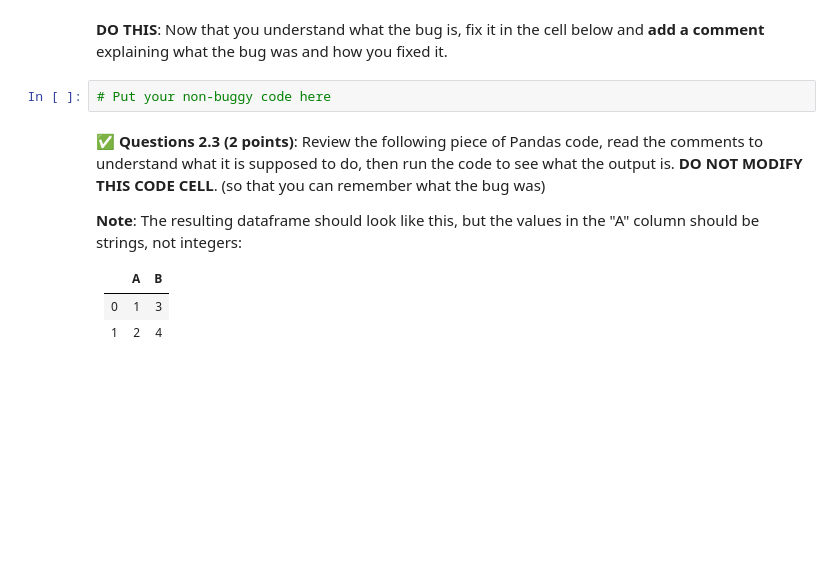
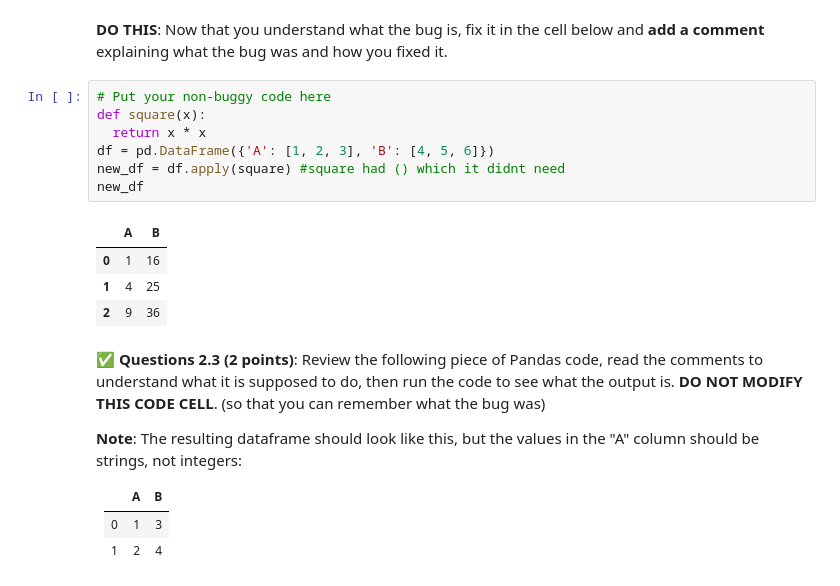
Before and after one commit to Brendanhhh/cmse202-s24-turnin, a Jupyter notebook: hw-01/HW-01_GitPracticeDebuggingPythonPackagesAndClasses-STUDENT (1).ipynb, the cells around one changed output. Saved outputs shown, nothing was run; the diff lists cells and outputs as text; blank space fills up the shorter version.

```diff
--- a/hw-01/HW-01_GitPracticeDebuggingPythonPackagesAndClasses-STUDENT (1).ipynb
+++ b/hw-01/HW-01_GitPracticeDebuggingPythonPackagesAndClasses-STUDENT (1).ipynb
@@ -234,8 +252,18 @@ If you need to write any code to explore the nature of the bug, please do so in
 # Put exploratory code here, if needed
 # %% [markdown]
 **DO THIS**: Now that you understand what the bug is, fix it in the cell below and **add a comment** explaining what the bug was and how you fixed it.
-# %%
-# Put your non-buggy code here
+# %%
+# Put your non-buggy code here
+def square(x):
+  return x * x
+df = pd.DataFrame({'A': [1, 2, 3], 'B': [4, 5, 6]})
+new_df = df.apply(square) #square had () which it didnt need
+new_df
+# %% [output]
+|  | A | B |
+| 0 | 1 | 16 |
+| 1 | 4 | 25 |
+| 2 | 9 | 36 |
 # %% [markdown]
 &#9989; **Questions 2.3 (2 points)**: Review the following piece of Pandas code, read the comments to understand what it is supposed to do, then run the code to see what the output is. **DO NOT MODIFY THIS CODE CELL**. (so that you can remember what the bug was)
 
```
Also changed, not shown: parts of 9 cells of this notebook.
